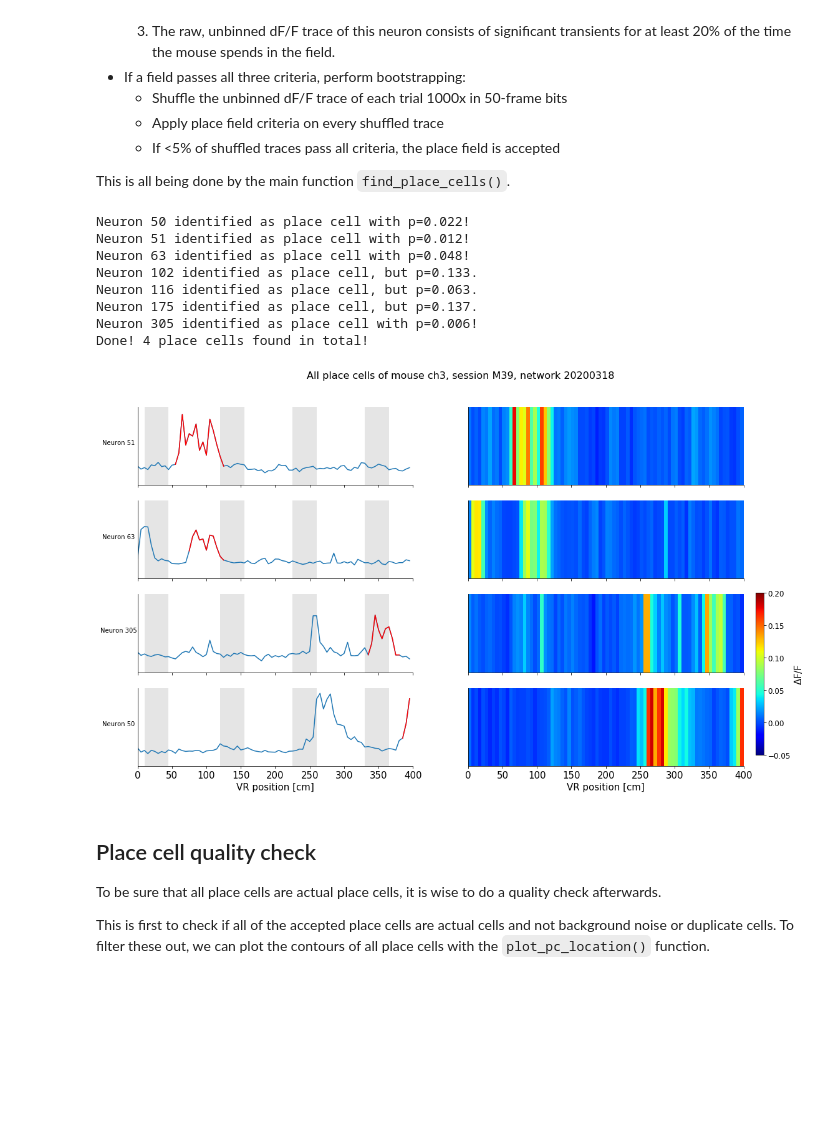
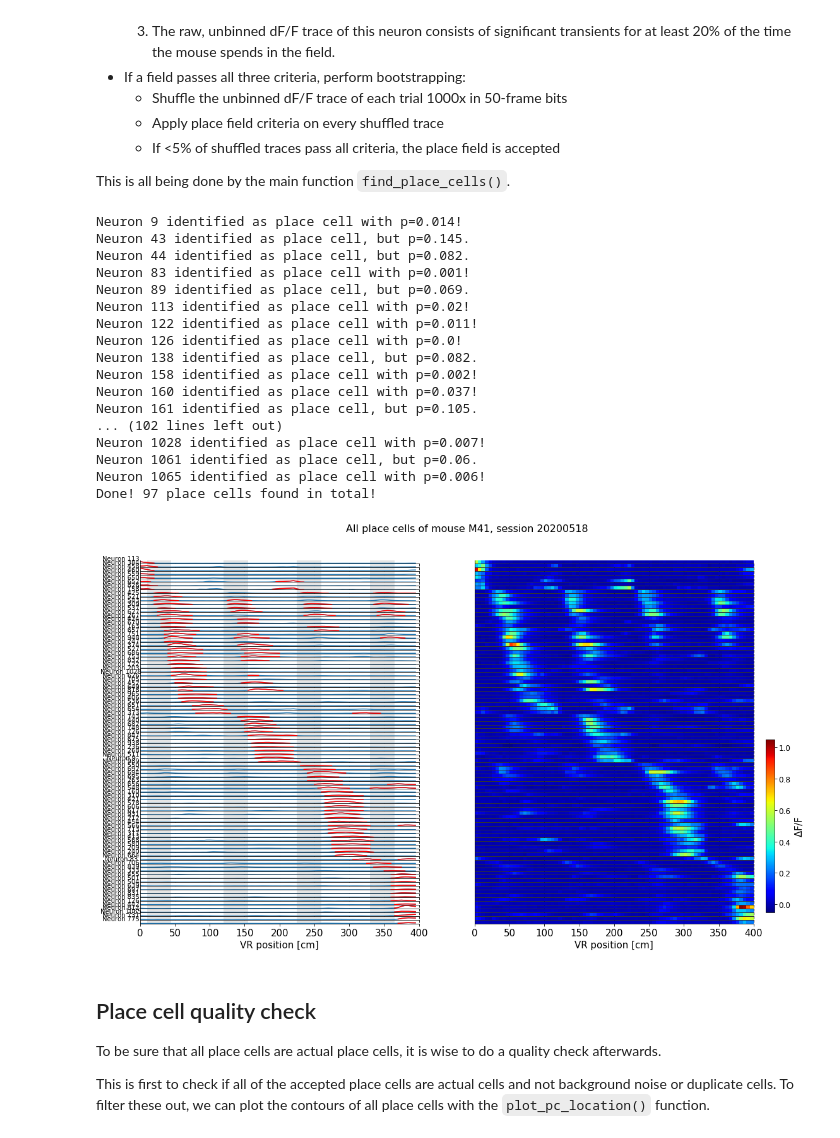
Before and after one commit to Hendriela/Custom_caiman, a Jupyter notebook: notebooks/04_Place_cell_detection.ipynb, the cells around one changed output. Cells and saved outputs as stored; diff of their text form; code cells hidden in the pictures; blank space fills up the shorter version.

```diff
--- a/notebooks/04_Place_cell_detection.ipynb
+++ b/notebooks/04_Place_cell_detection.ipynb
@@ -21,7 +23,7 @@ from spike_prediction import predict_spikes
 ### Load data in the CNM object and set Place Cell Finder parameters
 # %%
 # Set directory of the session
-root = r'W:\Neurophysiology-Storage1\Wahl\Hendrik\PhD\Data\Batch3\M39\20200318'
+root = r'W:\Neurophysiology-Storage1\Wahl\Hendrik\PhD\Data\Batch3\M41\20200518'
 
 # Set parameters
 pcf_params = {'root': root,     # main directory of this session
@@ -116,22 +116,31 @@ Now everything is set to look for place cells in our data. We do the analysis on
 This is all being done by the main function ``find_place_cells()``.
 # %%
 # Find place cells
-pcf.params['trans_time'] = 0.10
+pcf.params['trans_time'] = 0.15
 # pcf.params['place_thresh'] = 0.35
 pcf.find_place_cells()
 
 # Plot place cells
 pcf.plot_all_place_cells(save=False, show_neuron_id=True)
 # %% [output]
-Neuron 50 identified as place cell with p=0.022!
-Neuron 51 identified as place cell with p=0.012!
-Neuron 63 identified as place cell with p=0.048!
-Neuron 102 identified as place cell, but p=0.133.
-Neuron 116 identified as place cell, but p=0.063.
-Neuron 175 identified as place cell, but p=0.137.
-Neuron 305 identified as place cell with p=0.006!
-Done! 4 place cells found in total!
+Neuron 9 identified as place cell with p=0.014!
+Neuron 43 identified as place cell, but p=0.145.
+Neuron 44 identified as place cell, but p=0.082.
+Neuron 83 identified as place cell with p=0.001!
+Neuron 89 identified as place cell, but p=0.069.
+Neuron 113 identified as place cell with p=0.02!
+Neuron 122 identified as place cell with p=0.011!
+Neuron 126 identified as place cell with p=0.0!
+Neuron 138 identified as place cell, but p=0.082.
+Neuron 158 identified as place cell with p=0.002!
+Neuron 160 identified as place cell with p=0.037!
+Neuron 161 identified as place cell, but p=0.105.
+... (102 lines left out)
+Neuron 1028 identified as place cell with p=0.007!
+Neuron 1061 identified as place cell, but p=0.06.
+Neuron 1065 identified as place cell with p=0.006!
+Done! 97 place cells found in total!
-[figure, old version]
+[figure, new version]
 # %%
 # In case the PCF already exists and you just want to update it, you can load it, plot all place cells and then quality check
 root2 = r'W:\Neurophysiology-Storage1\Wahl\Hendrik\PhD\Data\Batch3\M39\20200320'
```
Also changed, not shown: parts of 6 cells of this notebook, 23 other files.
